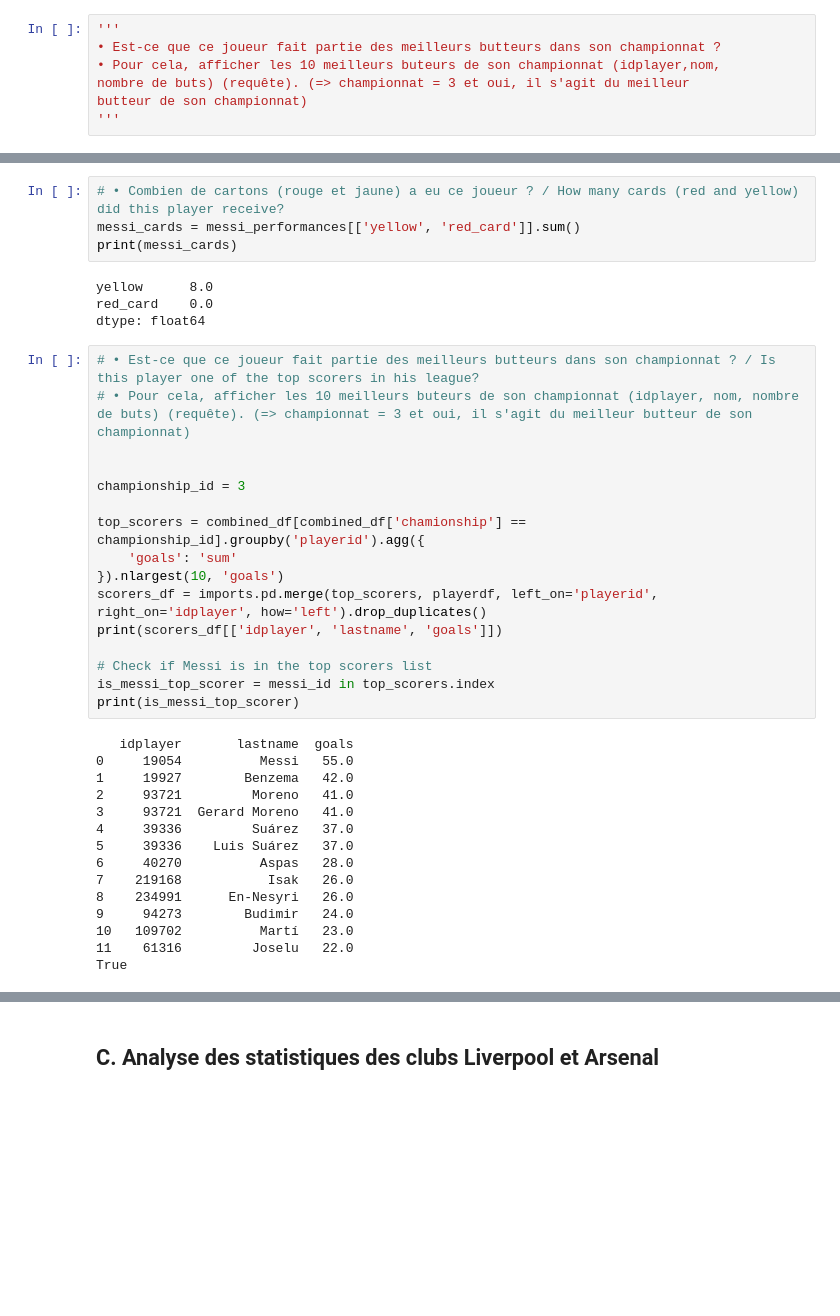
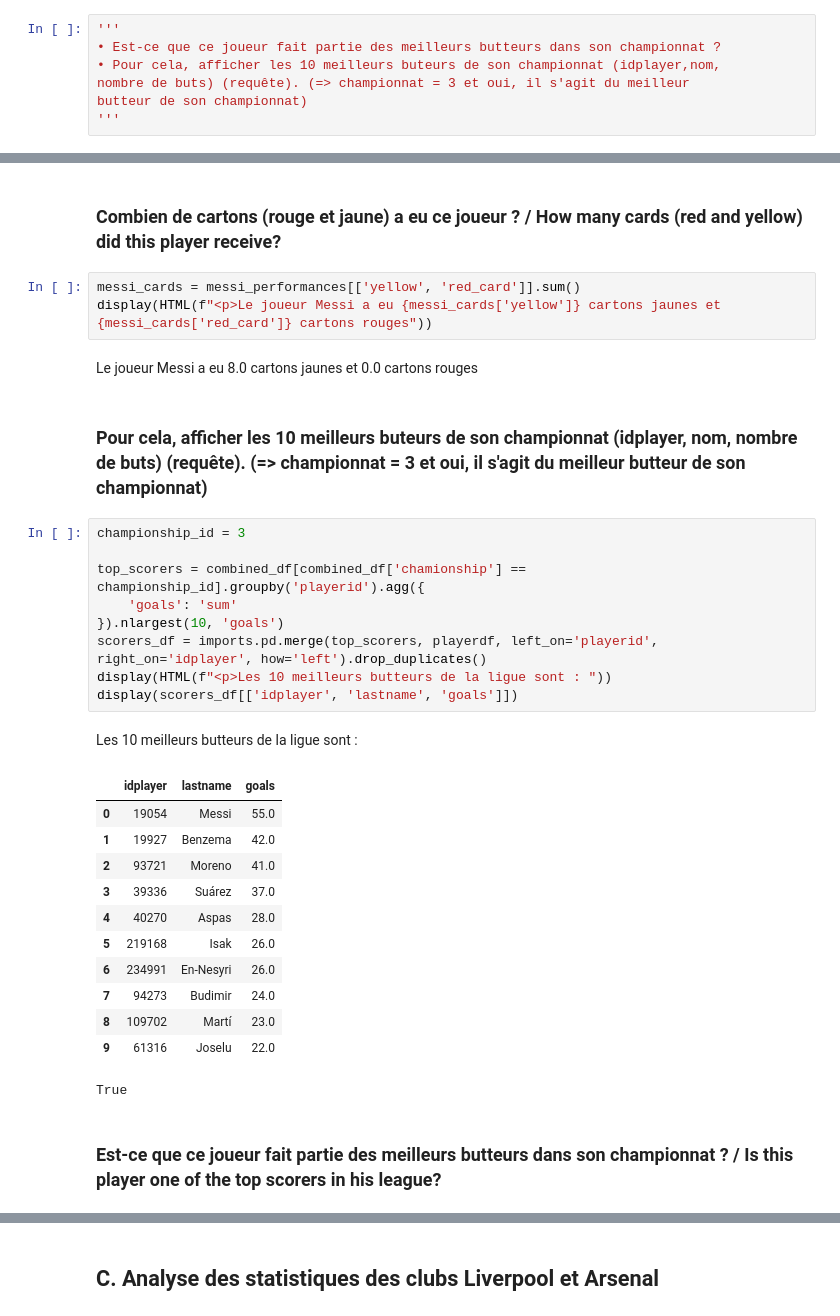
Before and after one commit to Jael-dev/Python-Data-Visualasation-project, a Jupyter notebook: projet.ipynb, the cells around one changed output, grey strips where cells are left out. Drawn from its saved outputs; the diff is of its cells as text; blank space fills up the shorter version.

```diff
--- a/projet.ipynb
+++ b/projet.ipynb
@@ -416,42 +411,37 @@ Visualisation.plt.tight_layout()
 Visualisation.plt.show()
 # %% [output]
 [figure]
-# %%
-# • Combien de cartons (rouge et jaune) a eu ce joueur ? / How many cards (red and yellow) did this player receive?
-messi_cards = messi_performances[['yellow', 'red_card']].sum()
-print(messi_cards)
-# %% [output]
-yellow      8.0
-red_card    0.0
-dtype: float64
-# %%
-# • Est-ce que ce joueur fait partie des meilleurs butteurs dans son championnat ? / Is this player one of the top scorers in his league?
-# • Pour cela, afficher les 10 meilleurs buteurs de son championnat (idplayer, nom, nombre de buts) (requête). (=> championnat = 3 et oui, il s'agit du meilleur butteur de son championnat)
-
-
-championship_id = 3
-
-top_scorers = combined_df[combined_df['chamionship'] == championship_id].groupby('playerid').agg({
-    'goals': 'sum'
-}).nlargest(10, 'goals')
-scorers_df = imports.pd.merge(top_scorers, playerdf, left_on='playerid', right_on='idplayer', how='left').drop_duplicates()
-print(scorers_df[['idplayer', 'lastname', 'goals']])
-
-# Check if Messi is in the top scorers list
-is_messi_top_scorer = messi_id in top_scorers.index
-print(is_messi_top_scorer)
-# %% [output]
-   idplayer       lastname  goals
-0     19054          Messi   55.0
-1     19927        Benzema   42.0
-2     93721         Moreno   41.0
-3     93721  Gerard Moreno   41.0
-4     39336         Suárez   37.0
-5     39336    Luis Suárez   37.0
-6     40270          Aspas   28.0
-7    219168           Isak   26.0
-8    234991      En-Nesyri   26.0
-9     94273        Budimir   24.0
-10   109702          Martí   23.0
-11    61316         Joselu   22.0
-True
+# %% [markdown]
+### Combien de cartons (rouge et jaune) a eu ce joueur ? / How many cards (red and yellow) did this player receive?
+# %%
+messi_cards = messi_performances[['yellow', 'red_card']].sum()
+display(HTML(f"<p>Le joueur Messi a eu {messi_cards['yellow']} cartons jaunes et {messi_cards['red_card']} cartons rouges"))
+# %% [output]
+Le joueur Messi a eu 8.0 cartons jaunes et 0.0 cartons rouges
+# %% [markdown]
+### Pour cela, afficher les 10 meilleurs buteurs de son championnat (idplayer, nom, nombre de buts) (requête). (=> championnat = 3 et oui, il s'agit du meilleur butteur de son championnat)
+# %%
+championship_id = 3
+
+top_scorers = combined_df[combined_df['chamionship'] == championship_id].groupby('playerid').agg({
+    'goals': 'sum'
+}).nlargest(10, 'goals')
+scorers_df = imports.pd.merge(top_scorers, playerdf, left_on='playerid', right_on='idplayer', how='left').drop_duplicates()
+display(HTML(f"<p>Les 10 meilleurs butteurs de la ligue sont : "))
+display(scorers_df[['idplayer', 'lastname', 'goals']])
+# %% [output]
+Les 10 meilleurs butteurs de la ligue sont :
+|  | idplayer | lastname | goals |
+| 0 | 19054 | Messi | 55.0 |
+| 1 | 19927 | Benzema | 42.0 |
+| 2 | 93721 | Moreno | 41.0 |
+| 3 | 39336 | Suárez | 37.0 |
+| 4 | 40270 | Aspas | 28.0 |
+| 5 | 219168 | Isak | 26.0 |
+| 6 | 234991 | En-Nesyri | 26.0 |
+| 7 | 94273 | Budimir | 24.0 |
+| 8 | 109702 | Martí | 23.0 |
+| 9 | 61316 | Joselu | 22.0 |
+True
+# %% [markdown]
+### Est-ce que ce joueur fait partie des meilleurs butteurs dans son championnat ? / Is this player one of the top scorers in his league?
```
Also changed, not shown: parts of 29 cells of this notebook.
